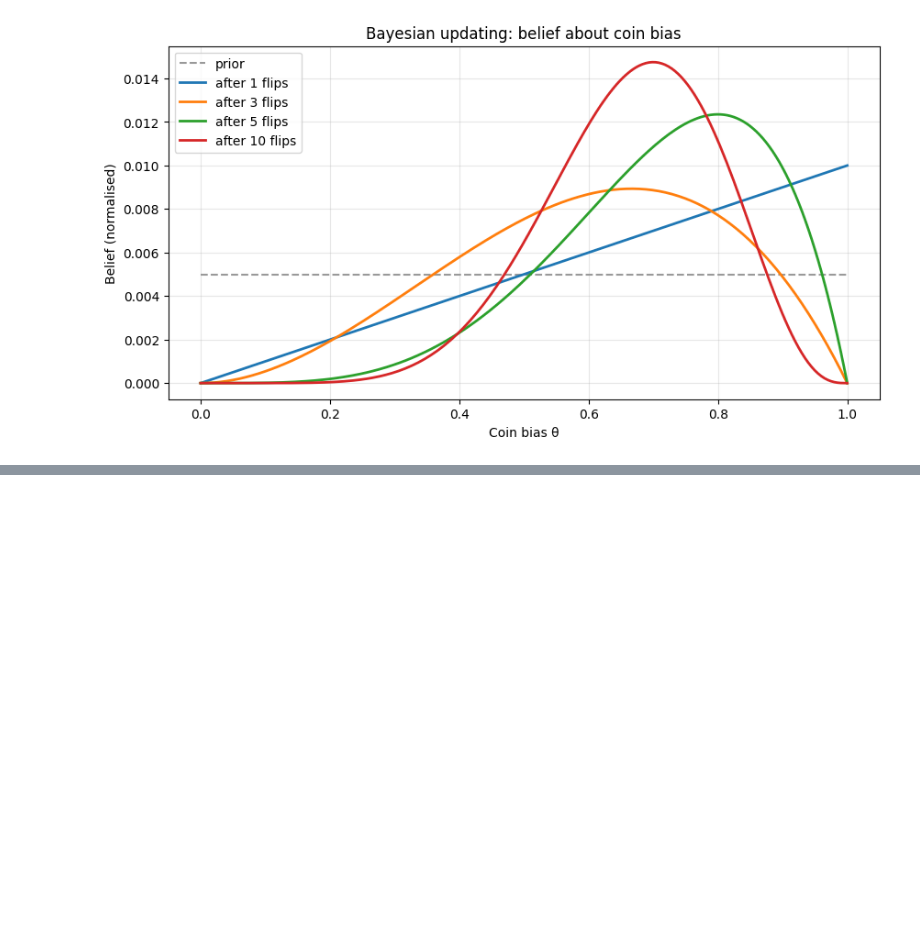
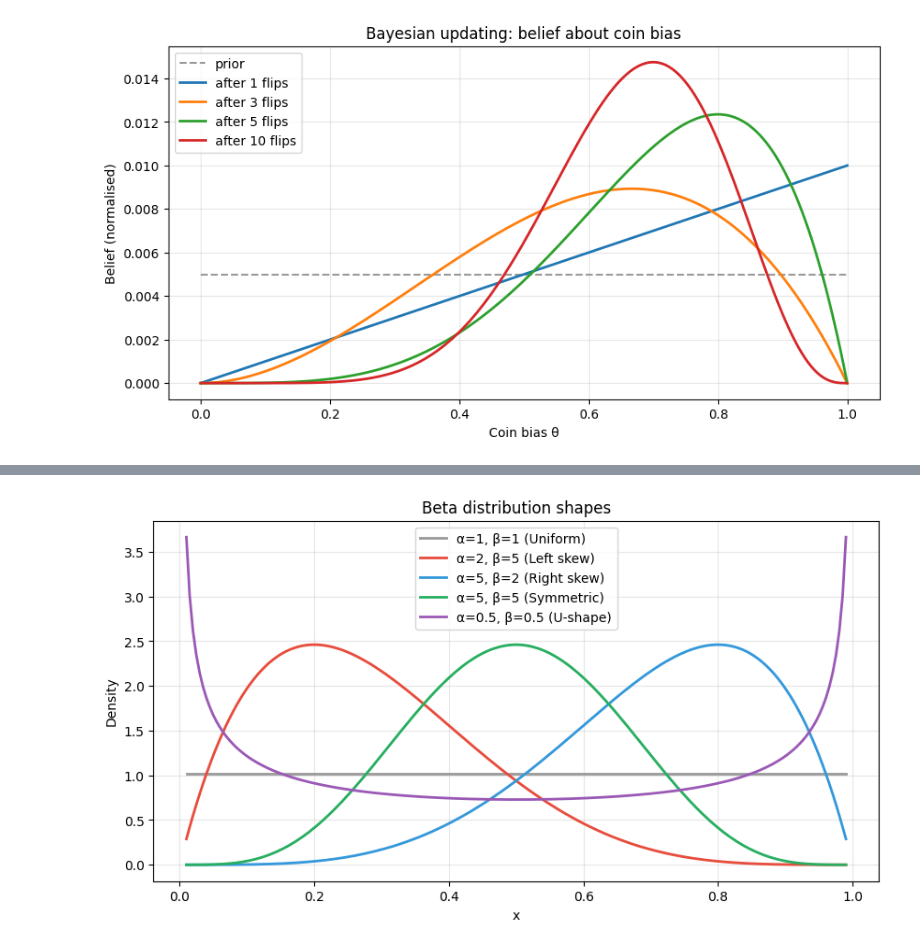
Before and after one commit to kahrees/the-compendium, a Jupyter notebook: Probability.ipynb, the cells around one changed output, grey strips where cells are left out. Drawn from its saved outputs; the diff is of its cells as text; code cells hidden in the pictures; blank space fills up the shorter version.

```diff
--- a/Probability.ipynb
+++ b/Probability.ipynb
@@ -197,0 +249,25 @@ plt.show()
+# %%
+x = jnp.linspace(0.01, 0.99, 200)
+
+def beta_pdf(x, a, b):
+    # Unnormalised for shape comparison
+    return x**(a-1) * (1-x)**(b-1)
+
+plt.figure(figsize=(10, 5))
+params = [(1,1,"Uniform"), (2,5,"Left skew"), (5,2,"Right skew"),
+          (5,5,"Symmetric"), (0.5,0.5,"U-shape")]
+colors = ["#999", "#e74c3c", "#3498db", "#27ae60", "#9b59b6"]
+
+for (a, b, label), color in zip(params, colors):
+    y = beta_pdf(x, a, b)
+    y = y / jnp.trapezoid(y, x)  # normalise
+    plt.plot(x, y, label=f"α={a}, β={b} ({label})", color=color, linewidth=2)
+
+plt.xlabel("x")
+plt.ylabel("Density")
+plt.title("Beta distribution shapes")
+plt.legend()
+plt.grid(alpha=0.3)
+plt.show()
+# %% [output]
+[figure, added]
```
Also changed, not shown: parts of 14 cells of this notebook.
